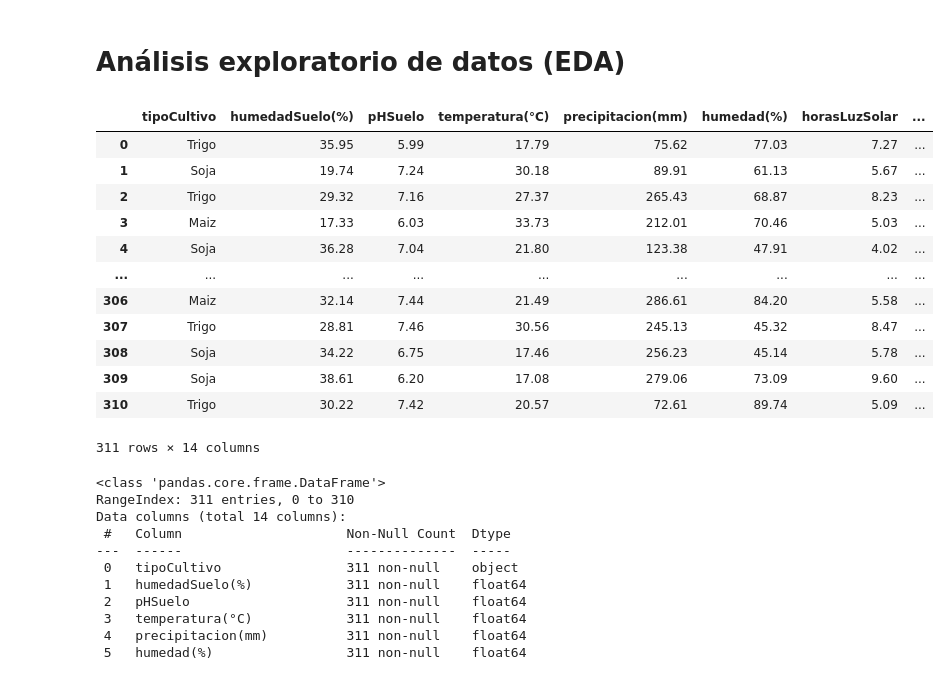
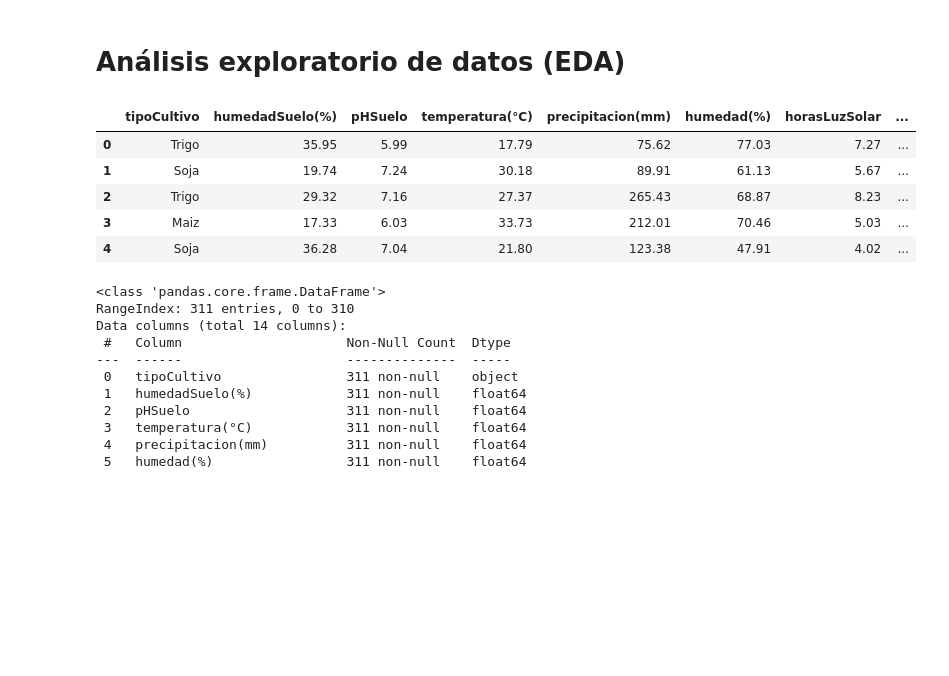
Before and after one commit to juanachies/TP1_Mineria, a Jupyter notebook: tp.ipynb, the cells around one changed output. Saved outputs shown, nothing was run; the diff lists cells and outputs as text; code cells hidden in the pictures; blank space fills up the shorter version.

```diff
--- a/tp.ipynb
+++ b/tp.ipynb
@@ -22,33 +24,24 @@ from scipy.cluster.hierarchy import dendrogram, linkage
 
 from scipy.spatial.distance import cdist
 # %%
-file_path = 'SmartFarmingCropYield.csv'
-
-dataset = pd.read_csv(file_path)
+dataset = pd.read_csv('SmartFarmingCropYield.csv')
 # %% [markdown]
 # Análisis exploratorio de datos (EDA)
 # %%
 #Creamos copia del dataset original
 df = dataset.copy()
 
 #Renombramos las columnas para que no comiencen con un espacio
 df.columns = df.columns.str.strip().str.replace(" ", "")
 
-df
+df.head()
 # %% [output]
 |  | tipoCultivo | humedadSuelo(%) | pHSuelo | temperatura(°C) | precipitacion(mm) | humedad(%) | horasLuzSolar | ... |
 | 0 | Trigo | 35.95 | 5.99 | 17.79 | 75.62 | 77.03 | 7.27 | ... |
 | 1 | Soja | 19.74 | 7.24 | 30.18 | 89.91 | 61.13 | 5.67 | ... |
 | 2 | Trigo | 29.32 | 7.16 | 27.37 | 265.43 | 68.87 | 8.23 | ... |
 | 3 | Maiz | 17.33 | 6.03 | 33.73 | 212.01 | 70.46 | 5.03 | ... |
 | 4 | Soja | 36.28 | 7.04 | 21.80 | 123.38 | 47.91 | 4.02 | ... |
-| ... | ... | ... | ... | ... | ... | ... | ... | ... |
-| 306 | Maiz | 32.14 | 7.44 | 21.49 | 286.61 | 84.20 | 5.58 | ... |
-| 307 | Trigo | 28.81 | 7.46 | 30.56 | 245.13 | 45.32 | 8.47 | ... |
-| 308 | Soja | 34.22 | 6.75 | 17.46 | 256.23 | 45.14 | 5.78 | ... |
-| 309 | Soja | 38.61 | 6.20 | 17.08 | 279.06 | 73.09 | 9.60 | ... |
-| 310 | Trigo | 30.22 | 7.42 | 20.57 | 72.61 | 89.74 | 5.09 | ... |
-311 rows × 14 columns
 # %%
 df.info()
 # %% [output]
```
Also changed, not shown: parts of 38 cells of this notebook.
